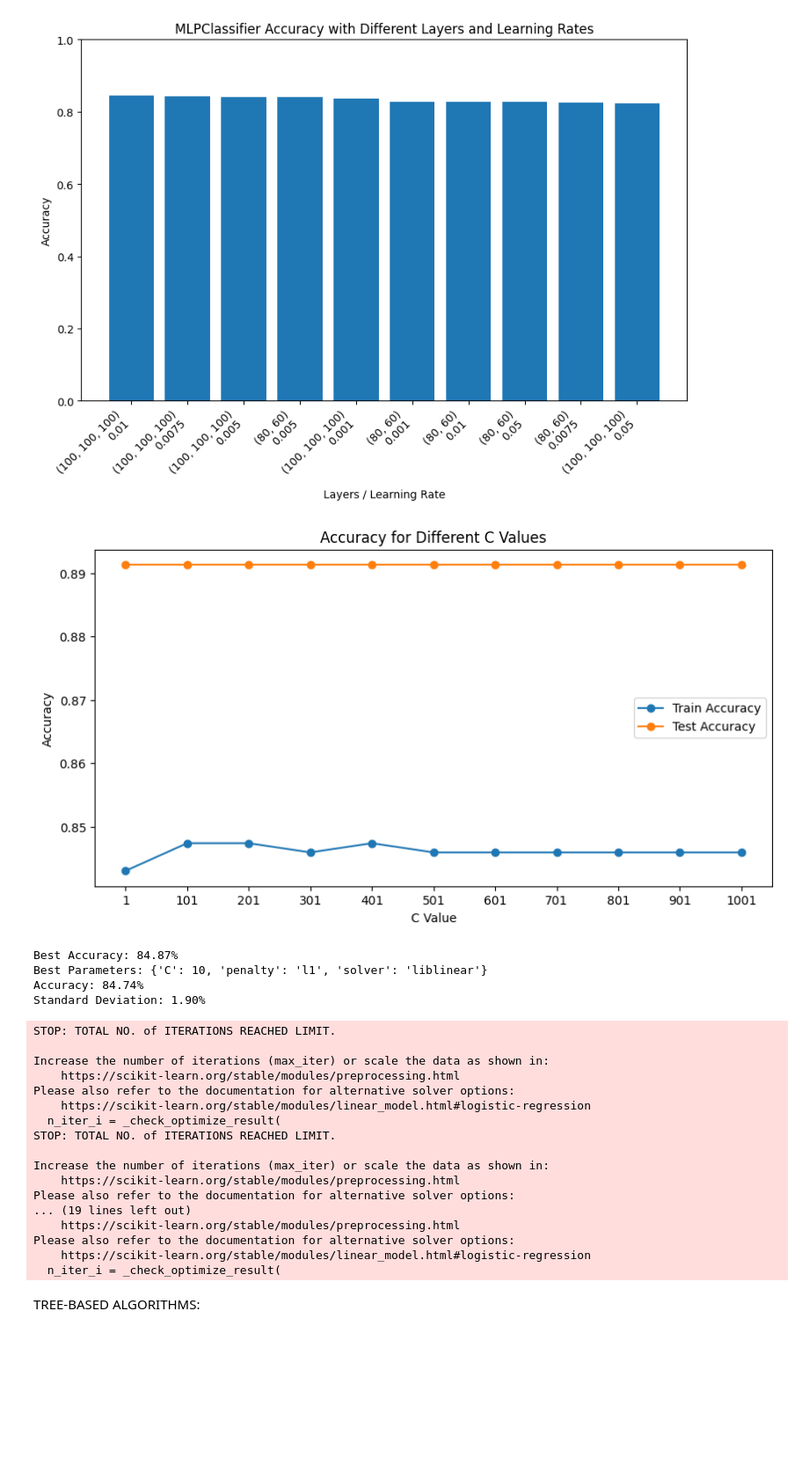
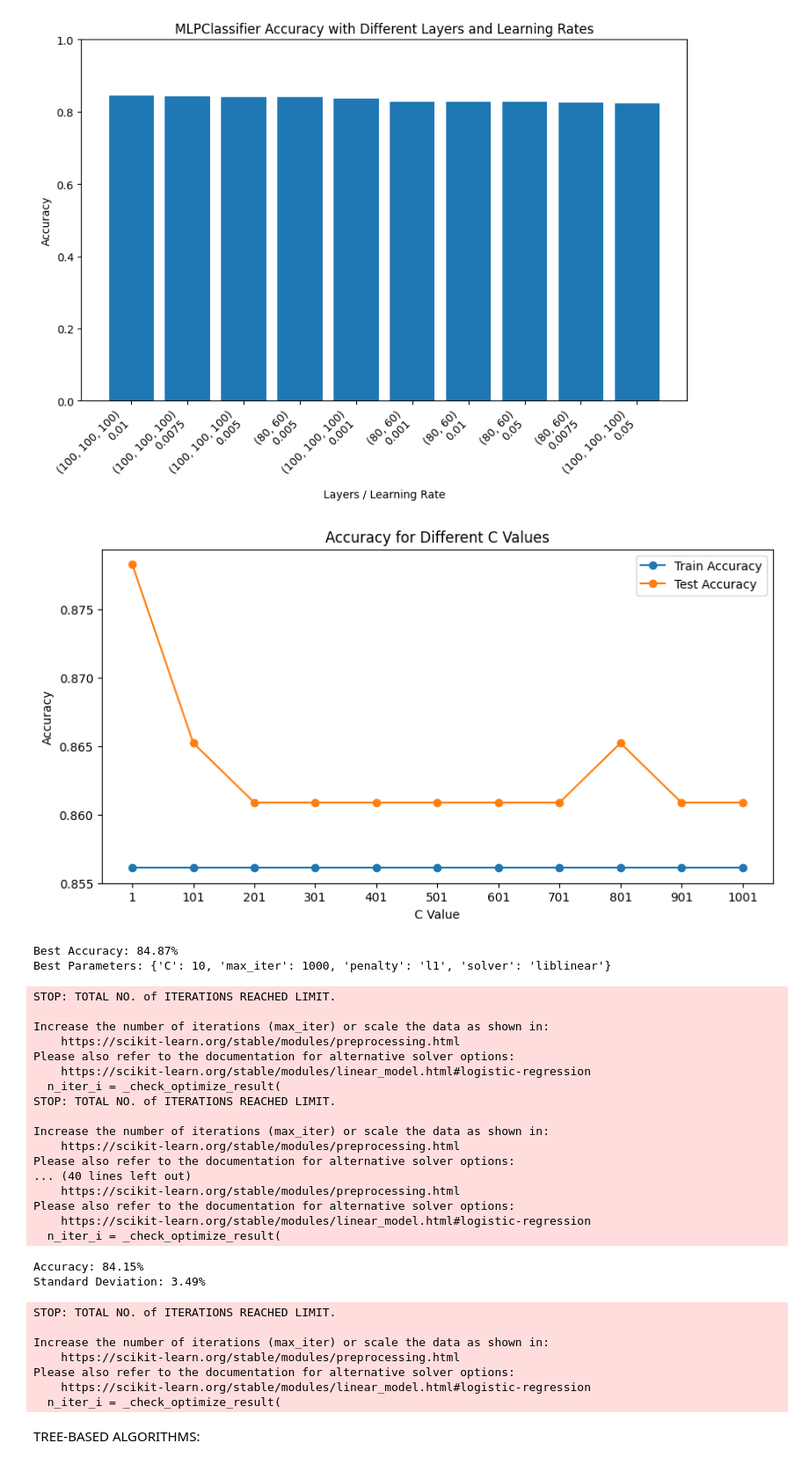
Before and after one commit to nbzuong/ML_Project, a Jupyter notebook: heart_predict.ipynb, the cells around one changed output. Shown at 88% size. Saved outputs shown, nothing was run; the diff lists cells and outputs as text; code cells hidden in the pictures; blank space fills up the shorter version.

Commit message:
fixed lg reg model

```diff
--- a/heart_predict.ipynb
+++ b/heart_predict.ipynb
@@ -559,51 +559,50 @@ Average Confusion Matrix:
 # %%
 #Logistic Regression with accuracy score for different C values for both train and test set and plotting the graph
 from sklearn.linear_model import LogisticRegression
+from sklearn.metrics import accuracy_score
 c_range = range(1, 1100, 100)
 train_accuracy = []
 test_accuracy = []
 for c in c_range:
-    lr = LogisticRegression(C=c, penalty = 'l1', solver = 'saga')
+    lr = LogisticRegression(C=c, penalty = 'l1', solver = 'saga', max_iter=1000)
     lr.fit(feature_train, target_train)
     train_pred = lr.predict(feature_train)
     train_accuracy.append(accuracy_score(target_train, train_pred))
     test_pred = lr.predict(feature_test)
     test_accuracy.append(accuracy_score(target_test, test_pred))
 
 plt.figure(figsize=(10, 5))
 plt.plot(c_range, train_accuracy,marker='o', label='Train Accuracy')
 plt.plot(c_range, test_accuracy, marker='o', label='Test Accuracy')
 plt.xticks(c_range)
 plt.xlabel('C Value')
 plt.ylabel('Accuracy')
 plt.title('Accuracy for Different C Values')
 plt.legend()
 plt.show()
 
 #grid search for best parameters
 from sklearn.linear_model import LogisticRegression
 from sklearn.model_selection import GridSearchCV
 lr = LogisticRegression()
-parameters = [{'C': [0.1, 1, 10, 100, 1000], 'penalty': ['l1'], 'solver': ['liblinear', 'saga']},
-                {'C': [0.1, 1, 10, 100, 1000], 'penalty': ['l2'], 'solver': ['newton-cg', 'lbfgs', 'sag', 'saga']}]
+parameters = [{'C': [0.1, 1, 10, 100], 'penalty': ['l1'], 'solver': ['liblinear', 'saga'], 'max_iter' : [1000] },
+                {'C': [0.1, 1, 10, 100], 'penalty': ['l2'], 'solver': ['newton-cg', 'lbfgs', 'sag', 'saga'], 'max_iter' : [1000]}]
 grid_search = GridSearchCV(estimator=lr, param_grid=parameters, scoring='accuracy', cv=10, n_jobs=-1)
 grid_search.fit(feature_train, target_train)
 best_accuracy = grid_search.best_score_
 best_parameters = grid_search.best_params_
 print('Best Accuracy: {:.2f}%'.format(best_accuracy*100))
 print('Best Parameters:', best_parameters)
 
 #k-fold cross validation
 from sklearn.model_selection import cross_val_score
-accuracies = cross_val_score(estimator=lr, X=feature_train, y=target_train, cv=5)
+accuracies = cross_val_score(estimator=lr, X=feature_train, y=target_train, cv=10)
 print('Accuracy: {:.2f}%'.format(accuracies.mean()*100))
 print('Standard Deviation: {:.2f}%'.format(accuracies.std()*100))
 # %% [output]
-[figure, old version]
+[figure, new version]
 Best Accuracy: 84.87%
-Best Parameters: {'C': 10, 'penalty': 'l1', 'solver': 'liblinear'}
-Accuracy: 84.74%
-Standard Deviation: 1.90%
+Best Parameters: {'C': 10, 'max_iter': 1000, 'penalty': 'l1', 'solver': 'liblinear'}
 STOP: TOTAL NO. of ITERATIONS REACHED LIMIT.
 
 Increase the number of iterations (max_iter) or scale the data as shown in:
@@ -616,10 +615,19 @@ STOP: TOTAL NO. of ITERATIONS REACHED LIMIT.
 Increase the number of iterations (max_iter) or scale the data as shown in:
     https://scikit-learn.org/stable/modules/preprocessing.html
 Please also refer to the documentation for alternative solver options:
-... (19 lines left out)
+... (40 lines left out)
     https://scikit-learn.org/stable/modules/preprocessing.html
 Please also refer to the documentation for alternative solver options:
     https://scikit-learn.org/stable/modules/linear_model.html#logistic-regression
   n_iter_i = _check_optimize_result(
+Accuracy: 84.15%
+Standard Deviation: 3.49%
+STOP: TOTAL NO. of ITERATIONS REACHED LIMIT.
+
+Increase the number of iterations (max_iter) or scale the data as shown in:
+    https://scikit-learn.org/stable/modules/preprocessing.html
+Please also refer to the documentation for alternative solver options:
+    https://scikit-learn.org/stable/modules/linear_model.html#logistic-regression
+  n_iter_i = _check_optimize_result(
 # %% [markdown]
 TREE-BASED ALGORITHMS:
```
Also changed, not shown: parts of 1 cell of this notebook.
